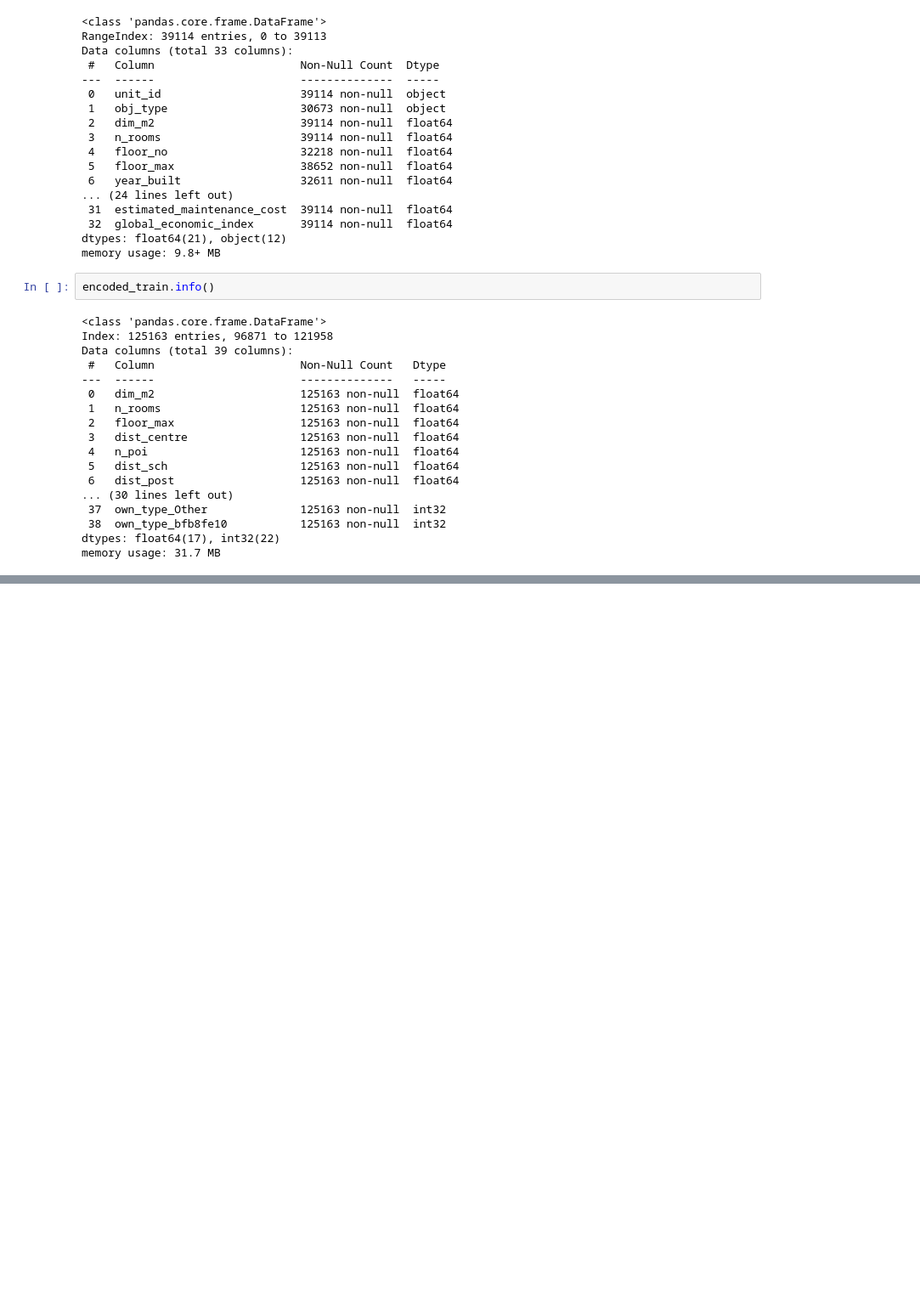
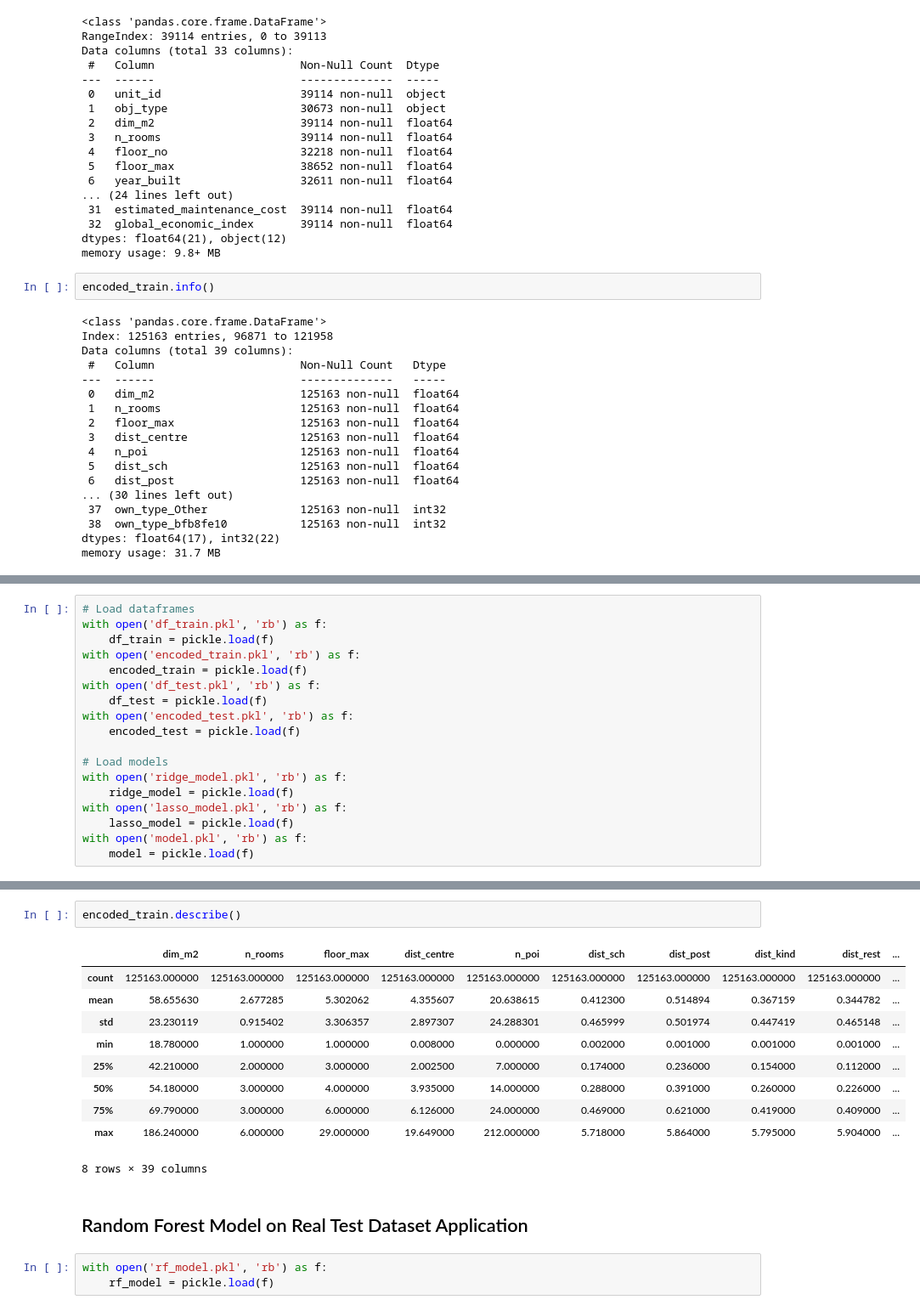
Before and after one commit to Mukhammadkodir27/Machine_Learning_Projects, a Jupyter notebook: Project-ML.ipynb, the cells around one changed output, grey strips where cells are left out. Shown at 85% size. Cells and saved outputs as stored; diff of their text form; blank space fills up the shorter version.

```diff
--- a/Project-ML.ipynb
+++ b/Project-ML.ipynb
@@ -1829,0 +1834,18 @@ memory usage: 31.7 MB
+# %%
+# Load dataframes
+with open('df_train.pkl', 'rb') as f:
+    df_train = pickle.load(f)
+with open('encoded_train.pkl', 'rb') as f:
+    encoded_train = pickle.load(f)
+with open('df_test.pkl', 'rb') as f:
+    df_test = pickle.load(f)
+with open('encoded_test.pkl', 'rb') as f:
+    encoded_test = pickle.load(f)
+
+# Load models
+with open('ridge_model.pkl', 'rb') as f:
+    ridge_model = pickle.load(f)
+with open('lasso_model.pkl', 'rb') as f:
+    lasso_model = pickle.load(f)
+with open('model.pkl', 'rb') as f:
+    model = pickle.load(f)
@@ -1829,0 +2241,18 @@ memory usage: 31.7 MB
+# %%
+encoded_train.describe()
+# %% [output]
+|  | dim_m2 | n_rooms | floor_max | dist_centre | n_poi | dist_sch | dist_post | dist_kind | dist_rest | ... |
+| count | 125163.000000 | 125163.000000 | 125163.000000 | 125163.000000 | 125163.000000 | 125163.000000 | 125163.000000 | 125163.000000 | 125163.000000 | ... |
+| mean | 58.655630 | 2.677285 | 5.302062 | 4.355607 | 20.638615 | 0.412300 | 0.514894 | 0.367159 | 0.344782 | ... |
+| std | 23.230119 | 0.915402 | 3.306357 | 2.897307 | 24.288301 | 0.465999 | 0.501974 | 0.447419 | 0.465148 | ... |
+| min | 18.780000 | 1.000000 | 1.000000 | 0.008000 | 0.000000 | 0.002000 | 0.001000 | 0.001000 | 0.001000 | ... |
+| 25% | 42.210000 | 2.000000 | 3.000000 | 2.002500 | 7.000000 | 0.174000 | 0.236000 | 0.154000 | 0.112000 | ... |
+| 50% | 54.180000 | 3.000000 | 4.000000 | 3.935000 | 14.000000 | 0.288000 | 0.391000 | 0.260000 | 0.226000 | ... |
+| 75% | 69.790000 | 3.000000 | 6.000000 | 6.126000 | 24.000000 | 0.469000 | 0.621000 | 0.419000 | 0.409000 | ... |
+| max | 186.240000 | 6.000000 | 29.000000 | 19.649000 | 212.000000 | 5.718000 | 5.864000 | 5.795000 | 5.904000 | ... |
+8 rows × 39 columns
+# %% [markdown]
+## Random Forest Model on Real Test Dataset Application
+# %%
+with open('rf_model.pkl', 'rb') as f:
+    rf_model = pickle.load(f)
```
Also changed, not shown: parts of 48 cells of this notebook.
